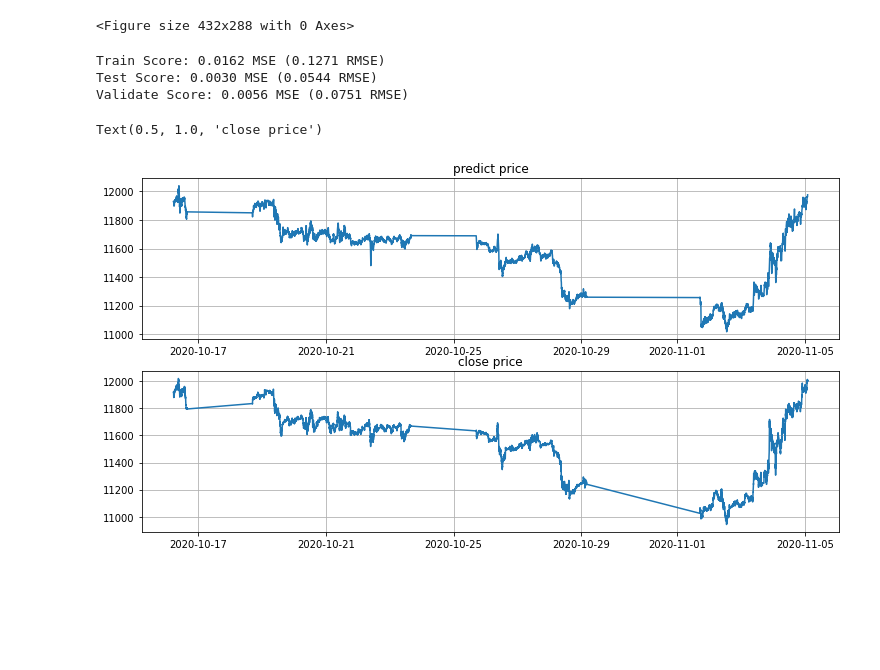
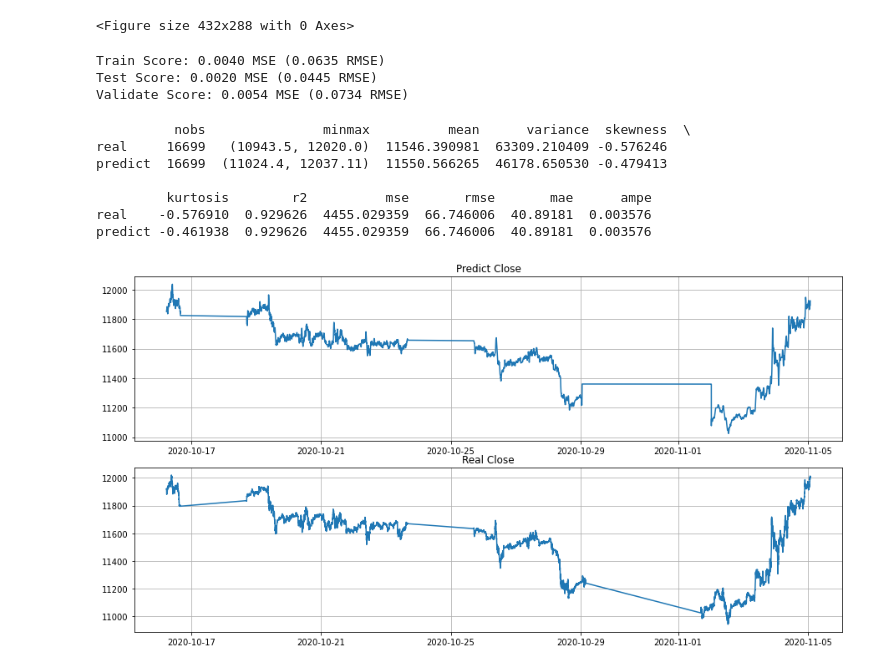
Before and after one commit to webclinic017/dbpower-machine-learning-project, a Jupyter notebook: nq.ipynb, the cells around one changed output. Drawn from its saved outputs; the diff is of its cells as text; code cells hidden in the pictures; blank space fills up the shorter version.

```diff
--- a/nq.ipynb
+++ b/nq.ipynb
@@ -239,8 +242,8 @@ print('验证集: X_Valid Data: {}, Y_Valid Data: {}'.format(x_valid.shape, y_va
 验证集: X_Valid Data: (16699, 40, 15), Y_Valid Data: (16699, 1)
 # %%
 # 6.1.1 模型参数
-batch_size = 32
-epochs = 4
+batch_size = 512
+epochs = 2
 units = 512
 verbose = 1
 no_batches = x_train.shape[0]
@@ -258,11 +261,11 @@ model.add(tf.keras.layers.LSTM(units=units, recurrent_activation='sigmoid', acti
                                recurrent_dropout=0, return_sequences=True, input_shape=batch_input_shape))
 model.add(Dropout(rate=0.20))
 model.add(tf.keras.layers.LSTM(units=units, return_sequences=True, input_shape=batch_input_shape))
-model.add(Dropout(rate=0.15))
+model.add(Dropout(rate=0.20))
 model.add(tf.keras.layers.LSTM(units=units, return_sequences=True, input_shape=batch_input_shape))
 model.add(Dropout(rate=0.10))
 model.add(tf.keras.layers.LSTM(units=units, return_sequences=False, input_shape=batch_input_shape))
-model.add(Dropout(rate=0.05))
+model.add(Dropout(rate=0.10))
 model.compile(optimizer='adam', loss='mean_squared_error', metrics=['accuracy'])
 model.summary()
 
@@ -336,7 +339,7 @@ plt.clf()
 # %% [output]
 <Figure size 432x288 with 0 Axes>
 # %%
-# 8.0 evaluate
+# 8.0 model evaluate
 train_score = model.evaluate(x_train, y_train, verbose=0)
 print('Train Score: %.4f MSE (%.4f RMSE)' % (train_score[0], math.sqrt(train_score[0])))
 test_score = model.evaluate(x_test, y_test, verbose=0)
@@ -344,50 +347,82 @@ print('Test Score: %.4f MSE (%.4f RMSE)' % (test_score[0], math.sqrt(test_score[
 valid_score = model.evaluate(x_valid, y_valid, verbose=0)
 print('Validate Score: %.4f MSE (%.4f RMSE)' % (valid_score[0], math.sqrt(valid_score[0])))
 # %% [output]
-Train Score: 0.0162 MSE (0.1271 RMSE)
-Test Score: 0.0030 MSE (0.0544 RMSE)
-Validate Score: 0.0056 MSE (0.0751 RMSE)
+Train Score: 0.0040 MSE (0.0635 RMSE)
+Test Score: 0.0020 MSE (0.0445 RMSE)
+Validate Score: 0.0054 MSE (0.0734 RMSE)
 # %%
 # 9.0 prediction
 predict1 = model.predict(x_valid)
 
 # 9.1 inverse
 len_shape_y = x_valid.shape[2]-1
 fill_list = list(repeat(0, len_shape_y))
 predict2 = [[v[0]] + fill_list for v in predict1]
 close2 = [[v[0]] + fill_list for v in y_valid]
 
 predict3 = min_max_scaler.inverse_transform(predict2)
 close3 = min_max_scaler.inverse_transform(close2)
 
 predict4 = [v[0] for v in predict3]
 close4 = [v[0] for v in close3]
 
-# 9.2
+# 9.2 rehsape dataframe
 df9 = pd.DataFrame({'real_close': close4, 'predict_close': predict4})
 df9.index = validation_data.iloc[-df9.shape[0]-1:-1].index
 
-# 9.3 combine
-drop_list_4 = ['sma-5', 'sma-40', 'sma-80', 'sma-120', 'upper-band', 'middle-band', 'lower-band', '%b', '%b-high', '%b-low', 'obv', 'vol-ema5', 'p-sar', 'vwap-5', 'vwap-40', 'vwap-80', 'vwap-120', 'macd', 'macdsignal', 'macdhist', 'k-kdj', 'd-kdj', 'j-kdj', 'diff-kdj']
-df10 = df7.drop(drop_list_4, axis=1)
+# 9.3.1 stats evaluate
+df9 = df9.round(2)
+stats_1 = stats.describe(df9['real_close'].values)
+stats_2 = stats.describe(df9['predict_close'].values)
+r2 = r2_score(df9['real_close'].values, df9['predict_close'].values)
+mse = mean_squared_error(df9['real_close'].values, df9['predict_close'].values)
+rmse = np.sqrt(mean_squared_error(df9['real_close'].values, df9['predict_close'].values))
+mae =  mean_absolute_error(df9['real_close'].values, df9['predict_close'].values)
+ampe = np.mean(np.abs((df9['real_close']-df9['predict_close'])/df9['real_close']))
+# R平方, 均方误差, 均方根误差, 平均绝对误差, 平均絕對百分比誤差
+columns2 = ['r2', 'mse', 'rmse', 'mae', 'ampe']
+result1 = [r2, mse, rmse, mae, ampe]
+df12 = pd.DataFrame([list(stats_1)+result1, list(stats_2)+result1], columns=list(stats_1._fields)+columns2, index=['real', 'predict'])
+
+# 9.3.2 save stats evaluate
+path_3 = os.path.abspath(os.path.join('data', 'img-nq', 'prediction', 'nq-prediction-'+cur_time+'.csv'))
+if os.path.exists(path_3):
+    os.remove(path_3)
+df12.to_csv(path_3)
+print(df12)
+
+# 9.4.1 combine
+df10 = df7.drop(list(df7.columns)[6:], axis=1)
 df11 = pd.concat([df10, df9], axis=1)
 df11 = df11.tail(df9.shape[0]+window_size_1+t_pus_no)
 
-# 9.4 save
-path_data = os.path.abspath(os.path.join('data', 'nq', 'nq-prediction.csv'))
-if os.path.exists(path_data):
-    os.remove(path_data)
-df11.to_csv(path_data)
+# 9.4.2 save
+path_1 = os.path.abspath(os.path.join('data', 'nq', 'nq-prediction.csv'))
+if os.path.exists(path_1):
+    os.remove(path_1)
+df11.to_csv(path_1)
 
 # 9.5 chart
 fig, axs = plt.subplots(2)
 fig.set_size_inches(12.5, 6.5)
+fig.tight_layout()
 axs[0].plot(df11.index, df11['predict_close'])
 axs[1].plot(df11.index, df11['real_close'])
 axs[0].grid(True)
 axs[1].grid(True)
-axs[0].set_title('predict price')
-axs[1].set_title('close price')
+axs[0].set_title('Predict Close')
+axs[1].set_title('Real Close')
+
+path_2 = os.path.abspath(os.path.join('data', 'img-nq', 'prediction', 'nq-prediction-'+cur_time+'.jpg'))
+if os.path.exists(path_2):
+    os.remove(path_2)
+plt.savefig(path_2)
 # %% [output]
-Text(0.5, 1.0, 'close price')
+          nobs               minmax          mean      variance  skewness  \
+real     16699   (10943.5, 12020.0)  11546.390981  63309.210409 -0.576246
+predict  16699  (11024.4, 12037.11)  11550.566265  46178.650530 -0.479413
+
+         kurtosis        r2          mse       rmse       mae      ampe
+real    -0.576910  0.929626  4455.029359  66.746006  40.89181  0.003576
+predict -0.461938  0.929626  4455.029359  66.746006  40.89181  0.003576
-[figure, old version]
+[figure, new version]
```
Also changed, not shown: parts of 2 cells of this notebook.
